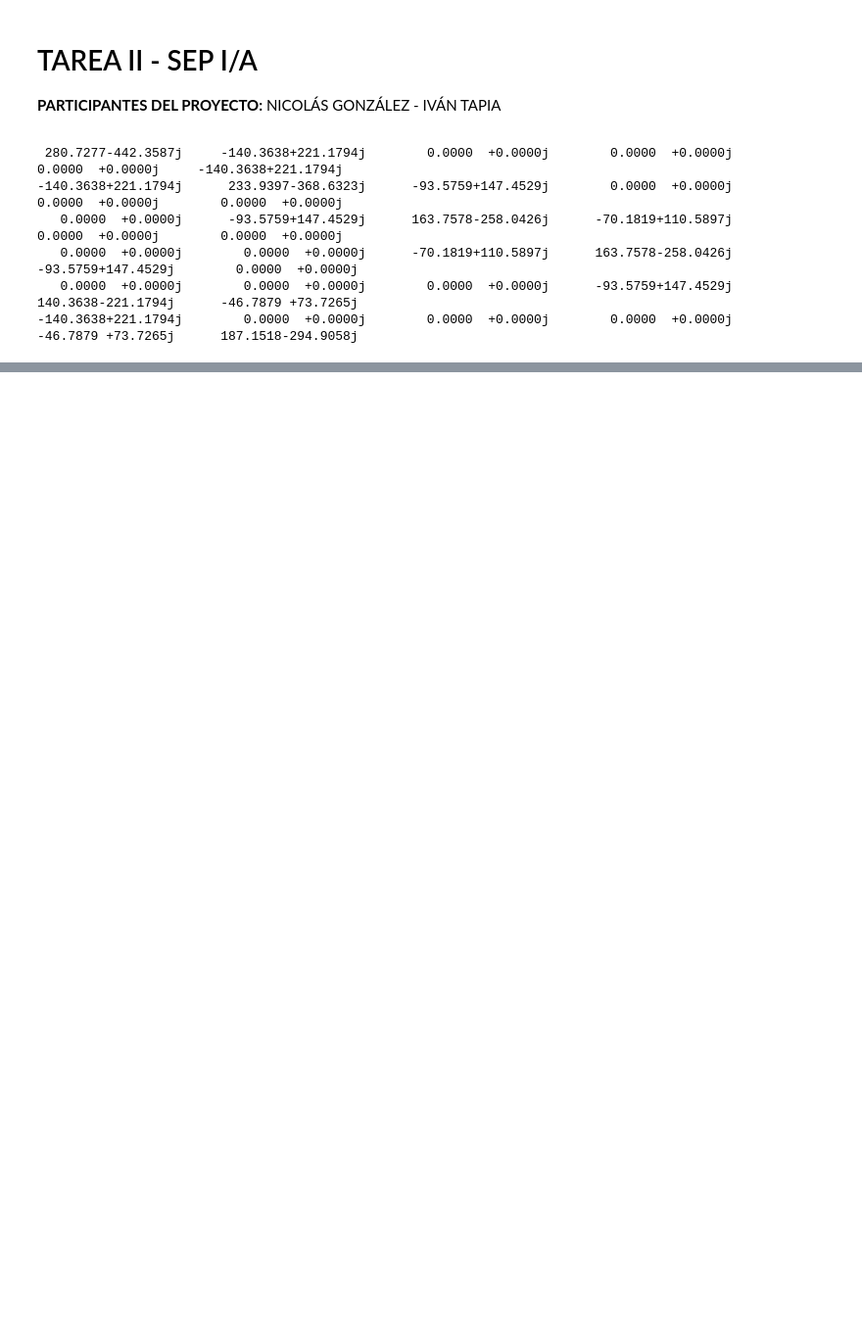
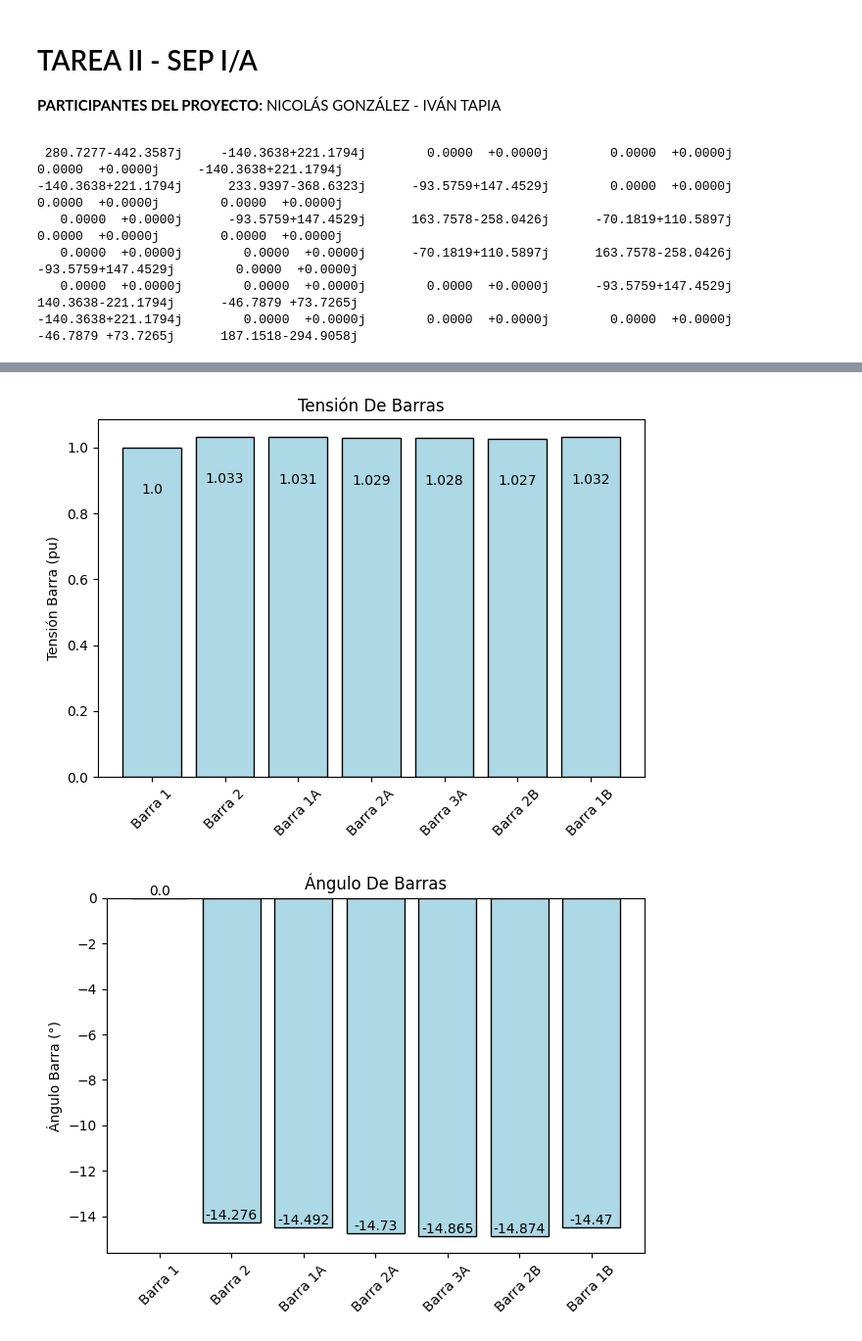
Before and after one commit to Subatchi/G5B_SEP1_S1_2024, a Jupyter notebook: Tarea 2/TAREA II.ipynb, the cells around one changed output, grey strips where cells are left out. Shown at 98% size. Cells and saved outputs as stored; diff of their text form; code cells hidden in the pictures; blank space fills up the shorter version.

```diff
--- a/Tarea 2/TAREA II.ipynb
+++ b/Tarea 2/TAREA II.ipynb
@@ -248,0 +209,42 @@ LinAlgError: Singular matrix
+# %%
+# Análisis de Tensiones de Barra
+resultados_bus = net2.res_bus
+import matplotlib.pyplot as plt
+Bus = []
+Voltage_pu = []
+for n, lin in net2.bus.iterrows():
+    Bus.append(lin['name'])
+    res_bus1 = resultados_bus.loc[resultados_bus.index == n]
+    Voltage_pu.append(round(res_bus1['vm_pu'].values[0],3))
+
+plt.figure(3)
+plt.bar(Bus, Voltage_pu, color='lightblue',edgecolor='black')
+plt.ylabel('Tensión Barra (pu)')
+plt.xticks(rotation=45)
+plt.title('Tensión De Barras')
+for i, valor in enumerate(Voltage_pu):
+    plt.annotate(str(valor), xy=(i, valor-0.15), ha='center', va='bottom')
+plt.tight_layout()
+plt.show()
+
+# Análisis de Ángulo en Barras
+import matplotlib.pyplot as plt
+Bus_2 = []
+Ang_degree = []
+for n, lin in net2.bus.iterrows():
+    Bus_2.append(lin['name'])
+    res_bus1 = resultados_bus.loc[resultados_bus.index == n]
+    Ang_degree.append(round(res_bus1['va_degree'].values[0],3))
+
+plt.figure(4)
+plt.bar(Bus_2, Ang_degree, color='lightblue',edgecolor='black')
+plt.ylabel('Ángulo Barra (°)')
+plt.xticks(rotation=45)
+plt.title('Ángulo De Barras')
+for i, valor in enumerate(Ang_degree):
+    plt.annotate(str(valor), xy=(i, valor), ha='center', va='bottom')
+plt.tight_layout()
+plt.show()
+# %% [output]
+[figure, added]
+[figure, added]
```
Also changed, not shown: parts of 6 cells of this notebook.
